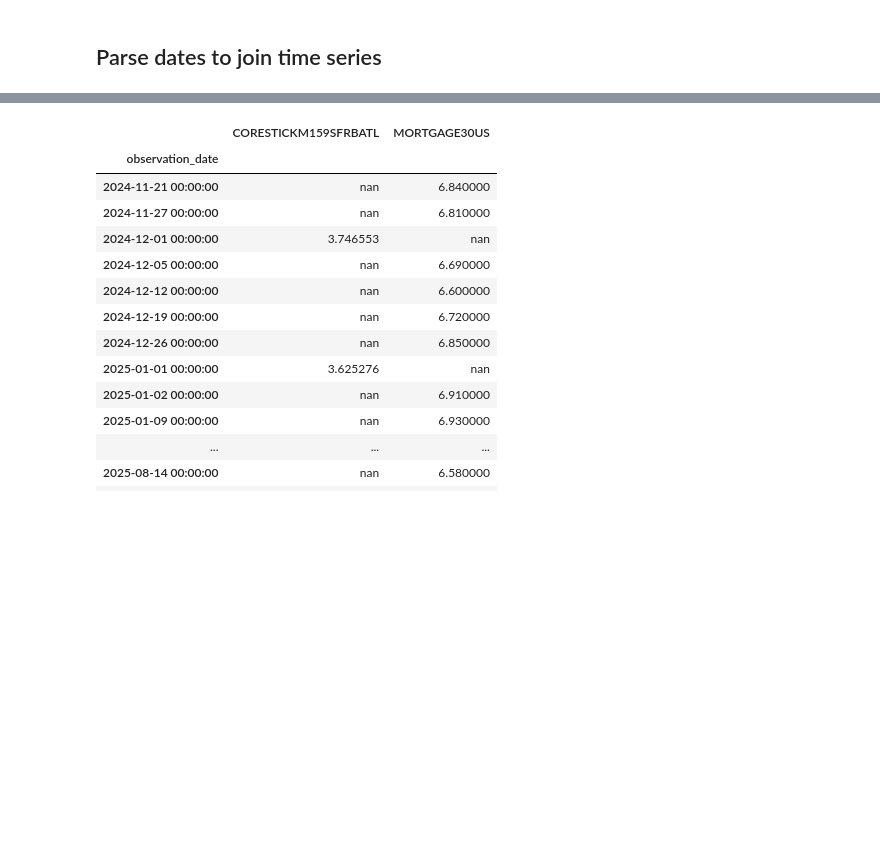
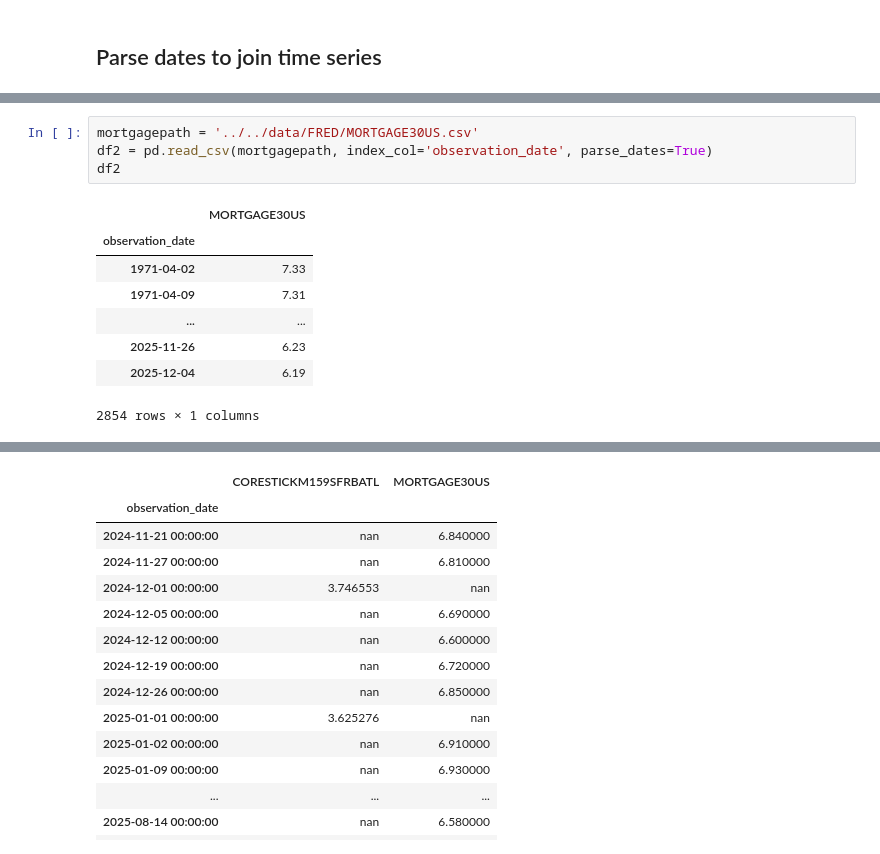
Before and after one commit to misterkrot-reborn/practical-python-for-time-series-analysis-5452014, a Jupyter notebook: notebooks/CH01_Join/Start.ipynb, the cells around one changed output, grey strips where cells are left out. Drawn from its saved outputs; the diff is of its cells as text; blank space fills up the shorter version.

```diff
--- a/notebooks/CH01_Join/Start.ipynb
+++ b/notebooks/CH01_Join/Start.ipynb
@@ -57,0 +63,13 @@ FileNotFoundError: [Errno 2] No such file or directory: '../../data/FRED/CORESTI
+# %%
+mortgagepath = '../../data/FRED/MORTGAGE30US.csv'
+df2 = pd.read_csv(mortgagepath, index_col='observation_date', parse_dates=True)
+df2
+# %% [output]
+|  | MORTGAGE30US |
+| observation_date |  |
+| 1971-04-02 | 7.33 |
+| 1971-04-09 | 7.31 |
+| ... | ... |
+| 2025-11-26 | 6.23 |
+| 2025-12-04 | 6.19 |
+2854 rows × 1 columns
```
Also changed, not shown: parts of 7 cells of this notebook.
